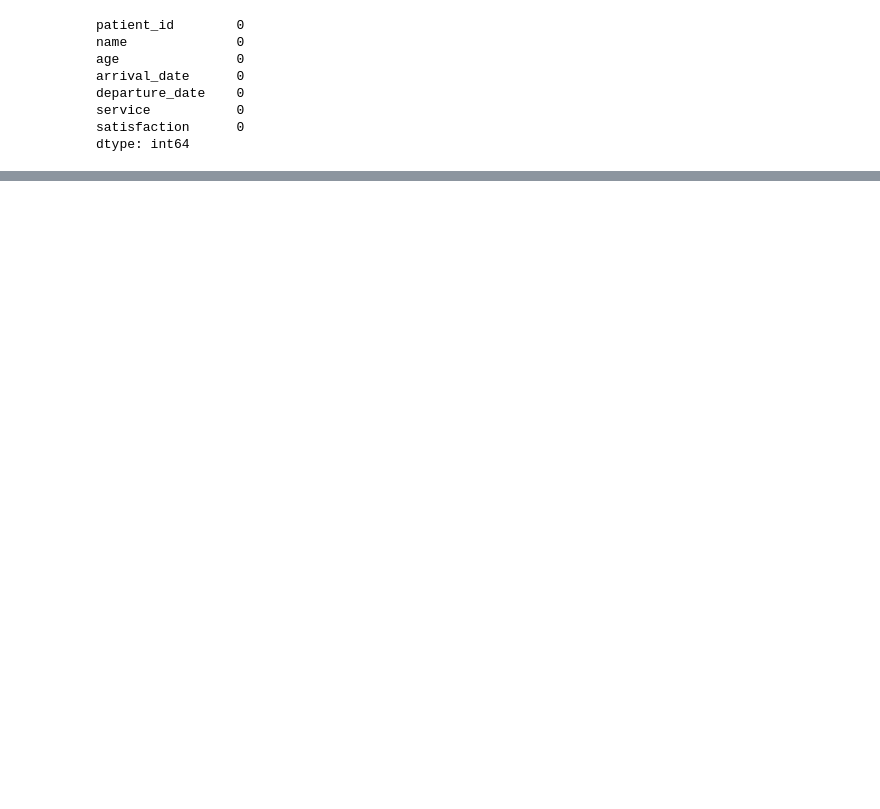
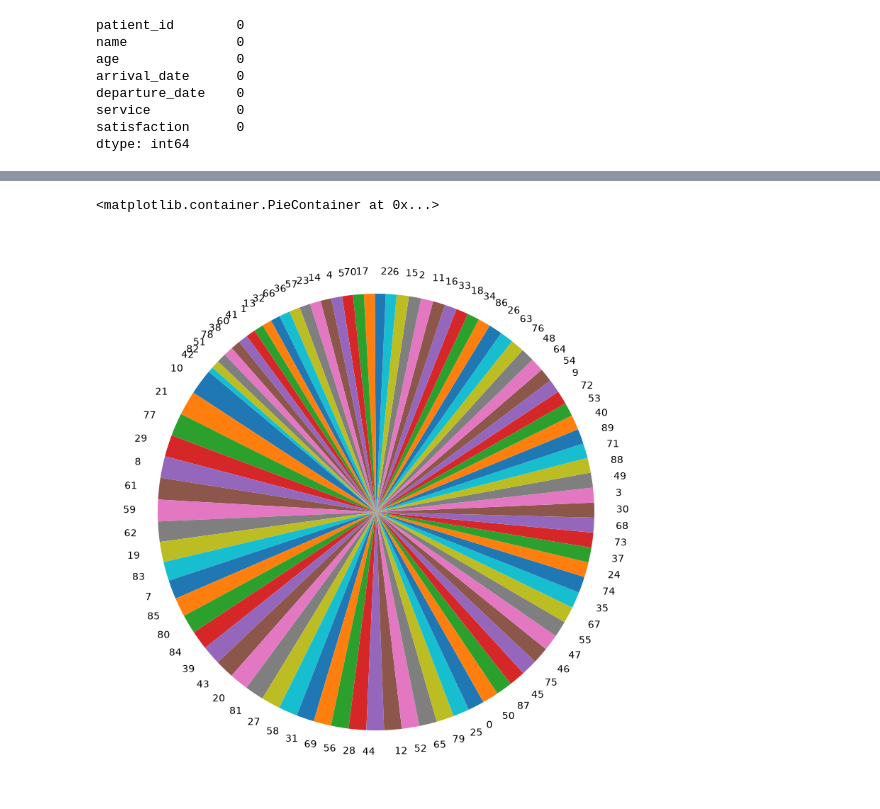
Before and after one commit to yavuzkanat/SupervisedMachineLearning, a Jupyter notebook: kaggle/hospital-beds-management.ipynb, the cells around one changed output, grey strips where cells are left out. Saved outputs shown, nothing was run; the diff lists cells and outputs as text; code cells hidden in the pictures; blank space fills up the shorter version.

```diff
--- a/kaggle/hospital-beds-management.ipynb
+++ b/kaggle/hospital-beds-management.ipynb
@@ -49,0 +70,20 @@ dtype: int64
+# %%
+from datetime import datetime
+
+format = "%Y-%m-%d"
+
+def dayCounter(start_date,end_date):
+    """
+    It counts calculate to days between start_date and end_date
+    """
+    s = datetime.strptime(start_date,format)
+    e = datetime.strptime(end_date,format)
+
+    return (e-s).days
+
+patientsData['day'] = patientsData.apply(lambda x :  dayCounter(x['arrival_date'],x['departure_date']),axis=1)
+# %%
+patientsData = patientsData.drop(['patient_id','name','arrival_date','departure_date'],axis=1)
+# %%
+patientsData = pd.get_dummies(patientsData,drop_first=True)
+patientsData
@@ -49,0 +104,17 @@ dtype: int64
+# %%
+import matplotlib.pyplot as plt
+import numpy as np
+
+
+age_counts = patientsData.age.value_counts()
+fig, ax = plt.subplots(figsize=(10, 10))
+
+# 3. Feed the data and the labels to the pie chart
+plt.pie(
+    age_counts,
+    labels=age_counts.index,
+    startangle=140      # Tilts the pie chart for a nicer starting view
+)
+# %% [output]
+<matplotlib.container.PieContainer at 0x...>
+[figure, added]
```
Also changed, not shown: parts of 38 cells of this notebook.
